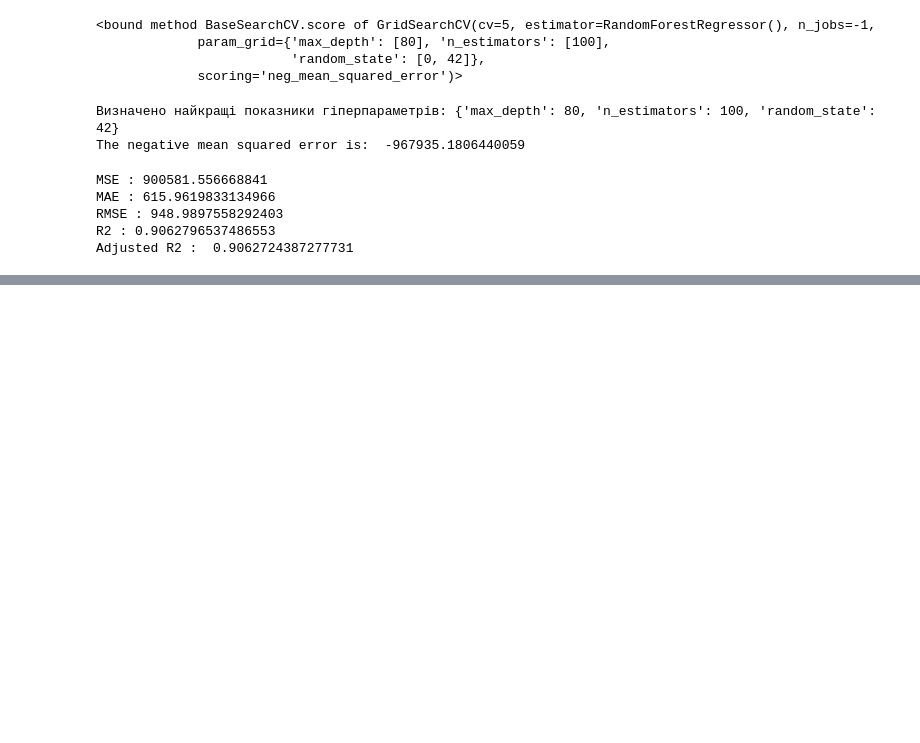
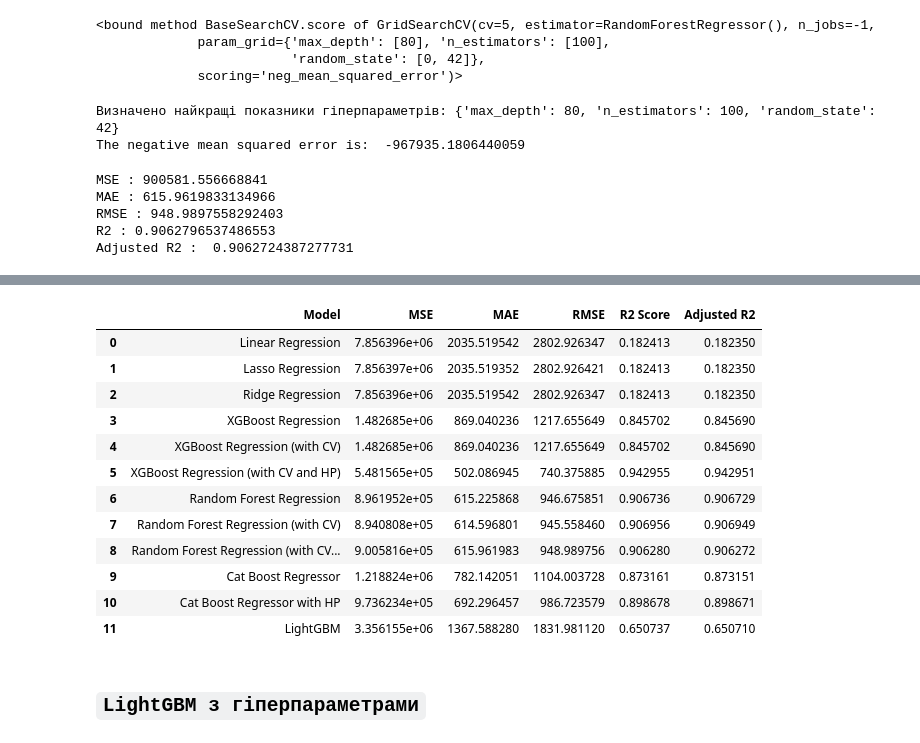
Before and after one commit to Gamalia75/my_repository, a Jupyter notebook: Final project/Final project (Gamalia Mykhailo PDS1).ipynb, the cells around one changed output, grey strips where cells are left out. Drawn from its saved outputs; the diff is of its cells as text; code cells hidden in the pictures; blank space fills up the shorter version.

```diff
--- a/Final project/Final project (Gamalia Mykhailo PDS1).ipynb
+++ b/Final project/Final project (Gamalia Mykhailo PDS1).ipynb
@@ -1403,0 +1518,3 @@ metrics
+# %%
+# Робимо прогноз на тестувальну частину
+y_pred_cath = cat_rh.predict(X_test)
@@ -1403,0 +1564,16 @@ metrics
+# %%
+# Створюємо модель та тренуємо її
+lgb_train = lgb.Dataset(X_train, y_train)
+lgb_eval = lgb.Dataset(X_test, y_test, reference=lgb_train)
+
+params = {
+    'task': 'train',
+    'boosting': 'gbdt',
+    'objective': 'regression',
+    'metric': 'mae'
+}
+
+lgb_r = lgb.train(params,
+                 train_set=lgb_train,
+                 valid_sets=lgb_eval,
+                 verbose_eval=20)
@@ -1403,0 +1592,20 @@ metrics
+# %%
+# Робимо прогноз на тестувальну частину
+y_pred_lgb = lgb_r.predict(X_test)
+# %%
+# Оцінюємо показники моделі
+
+MSE  = mean_squared_error(y_test, y_pred_lgb)
+print("MSE :" , MSE)
+
+MAE=mean_absolute_error(y_test, y_pred_lgb)
+print("MAE :" ,MAE)
+
+RMSE = np.sqrt(MSE)
+print("RMSE :" ,RMSE)
+
+r2 = r2_score(y_test, y_pred_lgb)
+print("R2 :" ,r2)
+
+Adjusted_R2 = 1-(1-r2_score(y_test, y_pred_lgb))*((X_test.shape[0]-1)/(X_test.shape[0]-X_test.shape[1]-1))
+print("Adjusted R2 : ", Adjusted_R2)
@@ -1403,0 +1644,21 @@ metrics
+# %%
+# Добавляємо показники моделі в список для порівняння
+LGB1 = {'Model':'LightGBM', 'MSE': MSE, 'MAE':MAE, 'RMSE':RMSE, 'R2 Score': r2, 'Adjusted R2': Adjusted_R2}
+metrics = metrics.append(LGB1,ignore_index=True)
+metrics
+# %% [output]
+|  | Model | MSE | MAE | RMSE | R2 Score | Adjusted R2 |
+| 0 | Linear Regression | 7.856396e+06 | 2035.519542 | 2802.926347 | 0.182413 | 0.182350 |
+| 1 | Lasso Regression | 7.856397e+06 | 2035.519352 | 2802.926421 | 0.182413 | 0.182350 |
+| 2 | Ridge Regression | 7.856396e+06 | 2035.519542 | 2802.926347 | 0.182413 | 0.182350 |
+| 3 | XGBoost Regression | 1.482685e+06 | 869.040236 | 1217.655649 | 0.845702 | 0.845690 |
+| 4 | XGBoost Regression (with CV) | 1.482685e+06 | 869.040236 | 1217.655649 | 0.845702 | 0.845690 |
+| 5 | XGBoost Regression (with CV and HP) | 5.481565e+05 | 502.086945 | 740.375885 | 0.942955 | 0.942951 |
+| 6 | Random Forest Regression | 8.961952e+05 | 615.225868 | 946.675851 | 0.906736 | 0.906729 |
+| 7 | Random Forest Regression (with CV) | 8.940808e+05 | 614.596801 | 945.558460 | 0.906956 | 0.906949 |
+| 8 | Random Forest Regression (with CV... | 9.005816e+05 | 615.961983 | 948.989756 | 0.906280 | 0.906272 |
+| 9 | Cat Boost Regressor | 1.218824e+06 | 782.142051 | 1104.003728 | 0.873161 | 0.873151 |
+| 10 | Cat Boost Regressor with HP | 9.736234e+05 | 692.296457 | 986.723579 | 0.898678 | 0.898671 |
+| 11 | LightGBM | 3.356155e+06 | 1367.588280 | 1831.981120 | 0.650737 | 0.650710 |
+# %% [markdown]
+## `LightGBM з гіперпараметрами`
```
Also changed, not shown: parts of 35 cells of this notebook, 1 other file.
